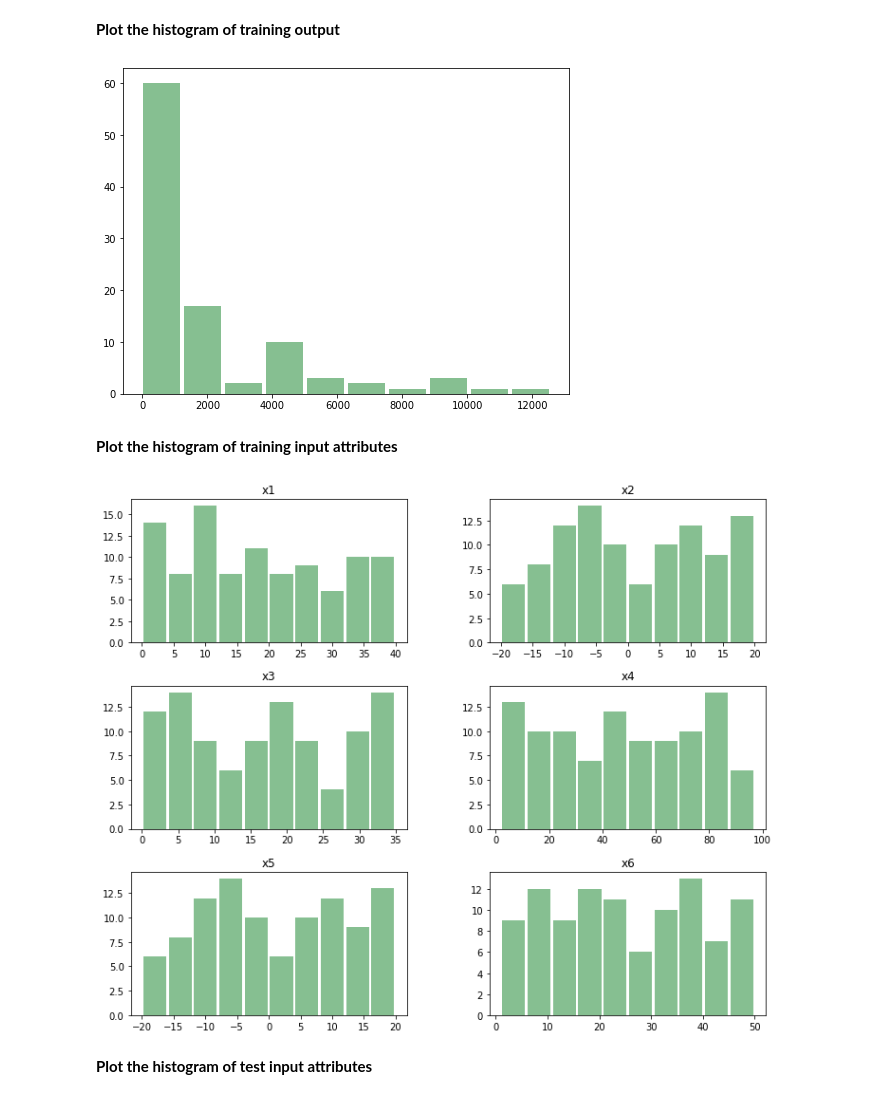
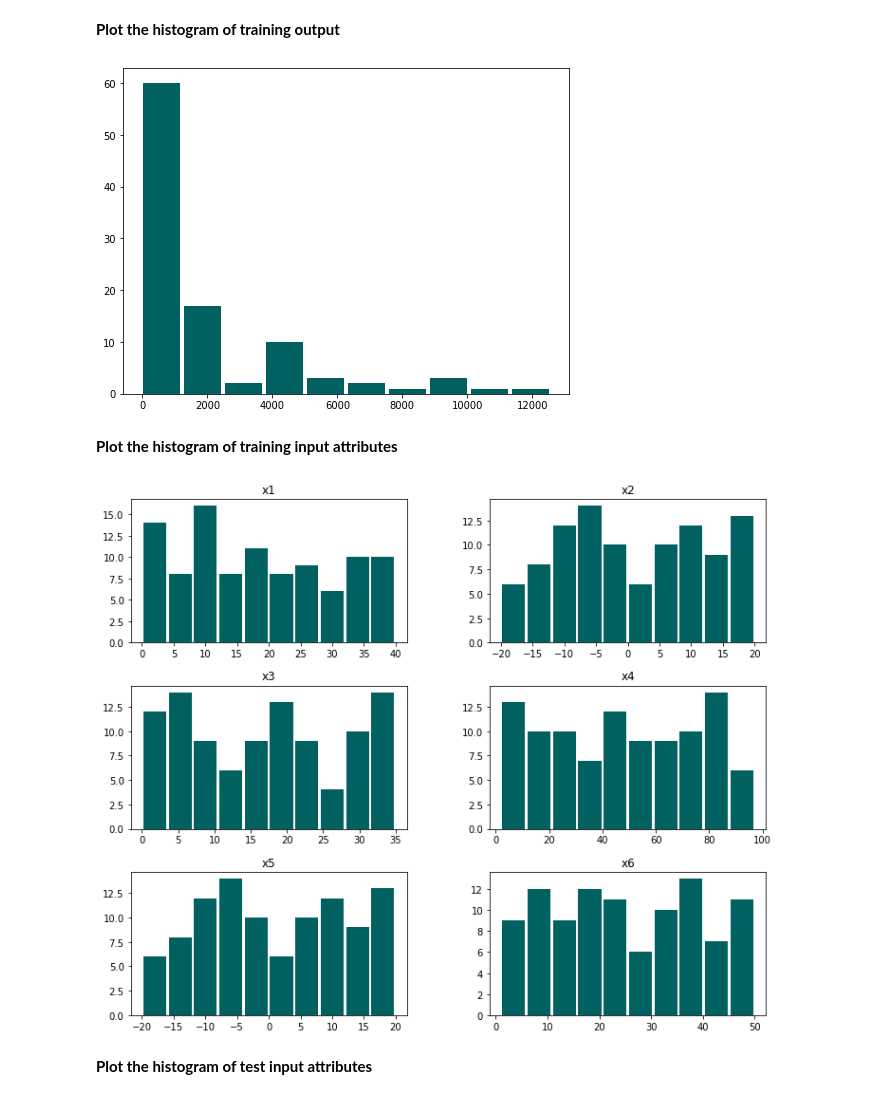
Before and after one commit to halilyaman/atlas-machine-learning, a Jupyter notebook: CE475_project.ipynb, the cells around one changed output. Drawn from its saved outputs; the diff is of its cells as text; code cells hidden in the pictures.

```diff
--- a/CE475_project.ipynb
+++ b/CE475_project.ipynb
@@ -62,23 +71,21 @@ data.describe()
 Y_train_hist = training_outputs_df.hist(
     figsize=(8, 6),
     grid=False,
-    color='#86bf91',
-    zorder=2,
+    color='#016161',
     rwidth=0.9
 )
 # %% [output]
-[figure, old version]
+[figure, new version]
 # %% [markdown]
 **Plot the histogram of training input attributes**
 # %%
 X_train_hist = training_inputs_df.hist(
     figsize=(12, 10),
     grid=False,
-    color='#86bf91',
-    zorder=2,
+    color='#016161',
     rwidth=0.9)
 # %% [output]
-[figure, old version]
+[figure, new version]
 # %% [markdown]
 **Plot the histogram of test input attributes**
 # %%
```
Also changed, not shown: parts of 47 cells of this notebook.
